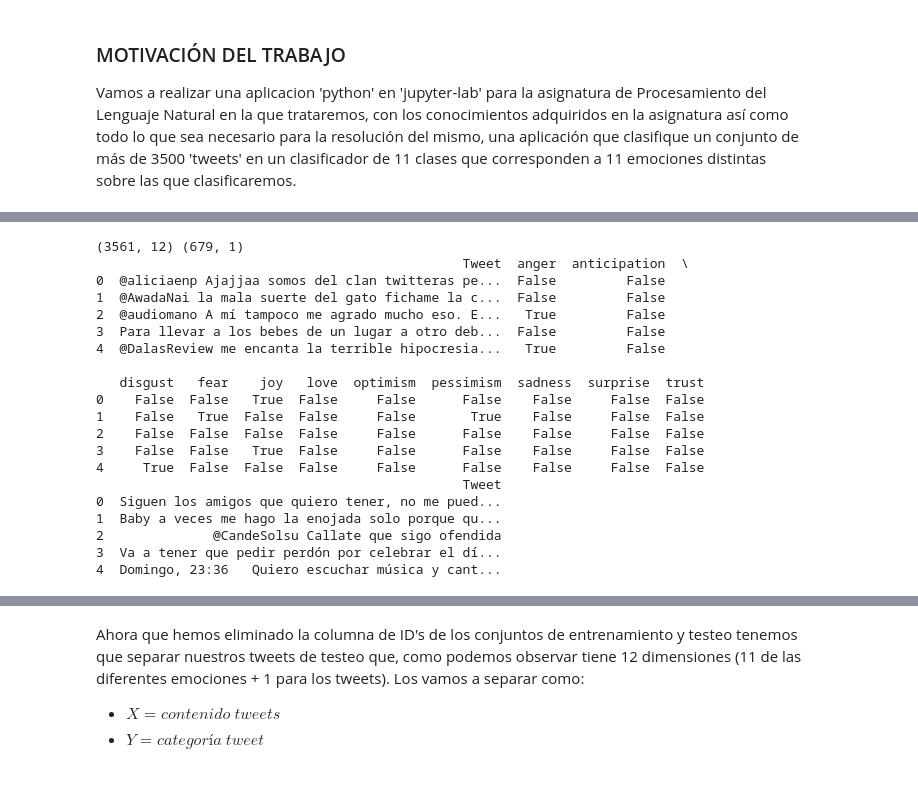
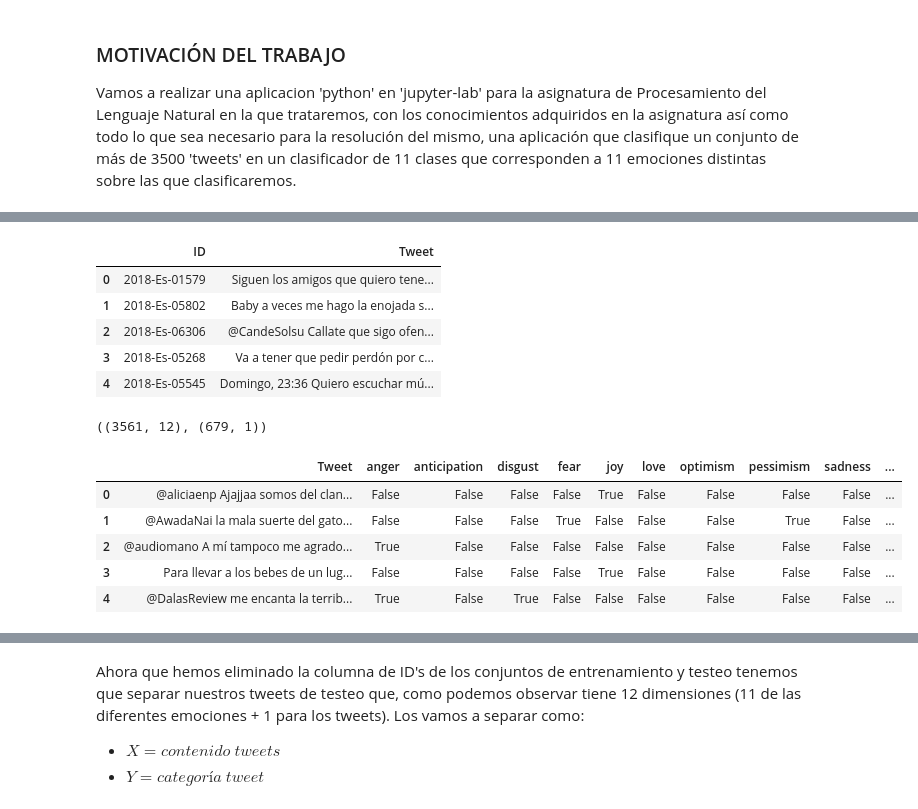
Before and after one commit to AlexMadrid-coder/PLN-FinalPr, a Jupyter notebook: final-pr.ipynb, the cells around one changed output, grey strips where cells are left out. Saved outputs shown, nothing was run; the diff lists cells and outputs as text; code cells hidden in the pictures; blank space fills up the shorter version.

```diff
--- a/final-pr.ipynb
+++ b/final-pr.ipynb
@@ -49,28 +57,25 @@ train_data.shape, test_data.shape
+# %%
+test_data.head()
+# %% [output]
+|  | ID | Tweet |
+| 0 | 2018-Es-01579 | Siguen los amigos que quiero tene... |
+| 1 | 2018-Es-05802 | Baby a veces me hago la enojada s... |
+| 2 | 2018-Es-06306 | @CandeSolsu Callate que sigo ofen... |
+| 3 | 2018-Es-05268 | Va a tener que pedir perdón por c... |
+| 4 | 2018-Es-05545 | Domingo, 23:36 Quiero escuchar mú... |
 # %%
 # Vamos a eliminar los id's de ambos csv
 train_data = train_data.drop(['ID'], axis=1)
 test_data = test_data.drop(['ID'], axis=1)
-print(train_data.shape, test_data.shape)
-print(train_data.head())
-print(test_data.head())
+train_data.shape, test_data.shape
 # %% [output]
-(3561, 12) (679, 1)
-                                               Tweet  anger  anticipation  \
-0  @aliciaenp Ajajjaa somos del clan twitteras pe...  False         False
-1  @AwadaNai la mala suerte del gato fichame la c...  False         False
-2  @audiomano A mí tampoco me agrado mucho eso. E...   True         False
-3  Para llevar a los bebes de un lugar a otro deb...  False         False
-4  @DalasReview me encanta la terrible hipocresia...   True         False
-
-   disgust   fear    joy   love  optimism  pessimism  sadness  surprise  trust
-0    False  False   True  False     False      False    False     False  False
-1    False   True  False  False     False       True    False     False  False
-2    False  False  False  False     False      False    False     False  False
-3    False  False   True  False     False      False    False     False  False
-4     True  False  False  False     False      False    False     False  False
-                                               Tweet
-0  Siguen los amigos que quiero tener, no me pued...
-1  Baby a veces me hago la enojada solo porque qu...
-2              @CandeSolsu Callate que sigo ofendida
-3  Va a tener que pedir perdón por celebrar el dí...
-4  Domingo, 23:36   Quiero escuchar música y cant...
+((3561, 12), (679, 1))
+# %%
+train_data.head()
+# %% [output]
+|  | Tweet | anger | anticipation | disgust | fear | joy | love | optimism | pessimism | sadness | ... |
+| 0 | @aliciaenp Ajajjaa somos del clan... | False | False | False | False | True | False | False | False | False | ... |
+| 1 | @AwadaNai la mala suerte del gato... | False | False | False | True | False | False | False | True | False | ... |
+| 2 | @audiomano A mí tampoco me agrado... | True | False | False | False | False | False | False | False | False | ... |
+| 3 | Para llevar a los bebes de un lug... | False | False | False | False | True | False | False | False | False | ... |
+| 4 | @DalasReview me encanta la terrib... | True | False | True | False | False | False | False | False | False | ... |
```
Also changed, not shown: parts of 10 cells of this notebook, 2 other files.
